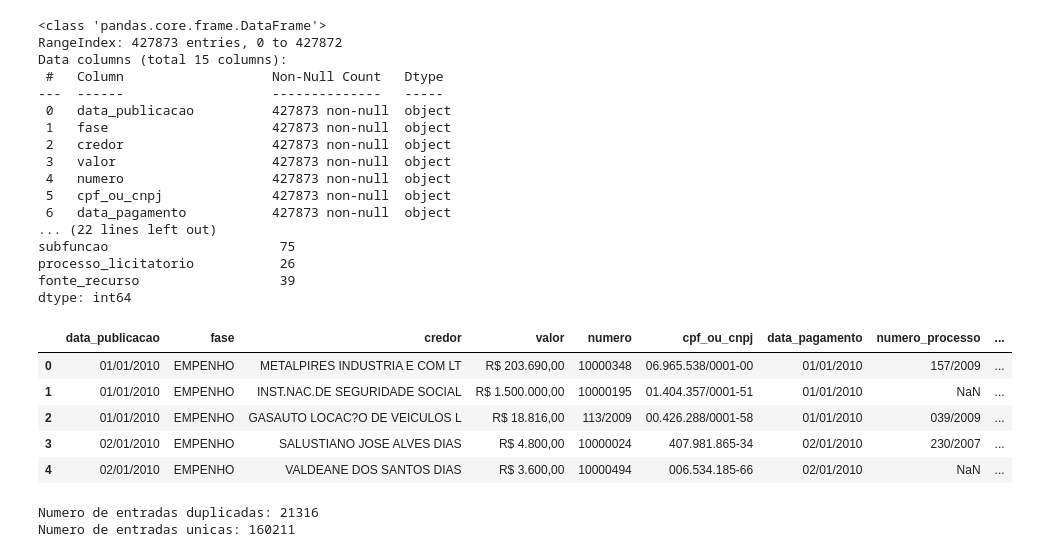
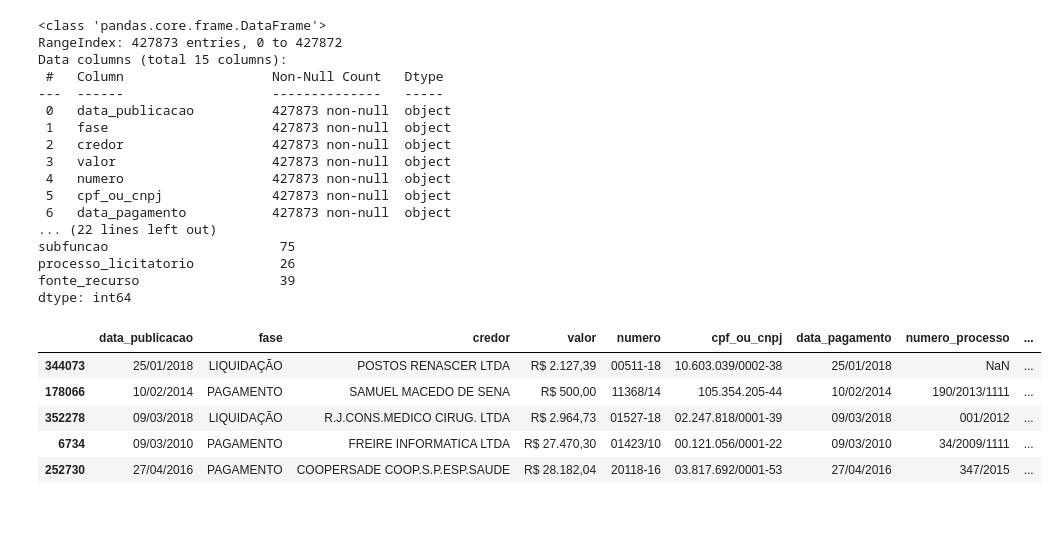
Before and after one commit to Jkasnese/analises, a Jupyter notebook: analysis/2020-12-08-guilhermelowa-consistencia_dados.ipynb, the cells around one changed output. Saved outputs shown, nothing was run; the diff lists cells and outputs as text; code cells hidden in the pictures; blank space fills up the shorter version.

```diff
--- a/analysis/2020-12-08-guilhermelowa-consistencia_dados.ipynb
+++ b/analysis/2020-12-08-guilhermelowa-consistencia_dados.ipynb
@@ -8,38 +58,29 @@ from nltk.corpus import stopwords
 # %%
 pagamentos = pd.read_csv('pagamentos.csv')
 pagamentos.info()
 print(pagamentos.nunique())
-pagamentos.head()
+pagamentos.sample(5)
 # %% [output]
 <class 'pandas.core.frame.DataFrame'>
 RangeIndex: 427873 entries, 0 to 427872
 Data columns (total 15 columns):
  #   Column                   Non-Null Count   Dtype
 ---  ------                   --------------   -----
  0   data_publicacao          427873 non-null  object
  1   fase                     427873 non-null  object
  2   credor                   427873 non-null  object
  3   valor                    427873 non-null  object
  4   numero                   427873 non-null  object
  5   cpf_ou_cnpj              427873 non-null  object
  6   data_pagamento           427873 non-null  object
 ... (22 lines left out)
 subfuncao                      75
 processo_licitatorio           26
 fonte_recurso                  39
 dtype: int64
 |  | data_publicacao | fase | credor | valor | numero | cpf_ou_cnpj | data_pagamento | numero_processo | ... |
-| 0 | 01/01/2010 | EMPENHO | METALPIRES INDUSTRIA E COM LT | R$ 203.690,00 | 10000348 | 06.965.538/0001-00 | 01/01/2010 | 157/2009 | ... |
-| 1 | 01/01/2010 | EMPENHO | INST.NAC.DE SEGURIDADE SOCIAL | R$ 1.500.000,00 | 10000195 | 01.404.357/0001-51 | 01/01/2010 | NaN | ... |
-| 2 | 01/01/2010 | EMPENHO | GASAUTO LOCAC?O DE VEICULOS L | R$ 18.816,00 | 113/2009 | 00.426.288/0001-58 | 01/01/2010 | 039/2009 | ... |
-| 3 | 02/01/2010 | EMPENHO | SALUSTIANO JOSE ALVES DIAS | R$ 4.800,00 | 10000024 | 407.981.865-34 | 02/01/2010 | 230/2007 | ... |
-| 4 | 02/01/2010 | EMPENHO | VALDEANE DOS SANTOS DIAS | R$ 3.600,00 | 10000494 | 006.534.185-66 | 02/01/2010 | NaN | ... |
+| 344073 | 25/01/2018 | LIQUIDAÇÃO | POSTOS RENASCER LTDA | R$ 2.127,39 | 00511-18 | 10.603.039/0002-38 | 25/01/2018 | NaN | ... |
+| 178066 | 10/02/2014 | PAGAMENTO | SAMUEL MACEDO DE SENA | R$ 500,00 | 11368/14 | 105.354.205-44 | 10/02/2014 | 190/2013/1111 | ... |
+| 352278 | 09/03/2018 | LIQUIDAÇÃO | R.J.CONS.MEDICO CIRUG. LTDA | R$ 2.964,73 | 01527-18 | 02.247.818/0001-39 | 09/03/2018 | 001/2012 | ... |
+| 6734 | 09/03/2010 | PAGAMENTO | FREIRE INFORMATICA LTDA | R$ 27.470,30 | 01423/10 | 00.121.056/0001-22 | 09/03/2010 | 34/2009/1111 | ... |
+| 252730 | 27/04/2016 | PAGAMENTO | COOPERSADE COOP.S.P.ESP.SAUDE | R$ 28.182,04 | 20118-16 | 03.817.692/0001-53 | 27/04/2016 | 347/2015 | ... |
-# %%
-# O que são essas entradas duplicadas? Pq que existe elas?
-num_entradas = len(pagamentos)
-pagamentos = pagamentos.drop_duplicates()
-num_entradas_unicas = len(pagamentos)
-print(f'Numero de entradas duplicadas: {num_entradas - num_entradas_unicas}\nNumero de entradas unicas: {num_entradas_unicas}')
-# %% [output]
-Numero de entradas duplicadas: 21316
-Numero de entradas unicas: 160211
```
Also changed, not shown: parts of 29 cells of this notebook.
